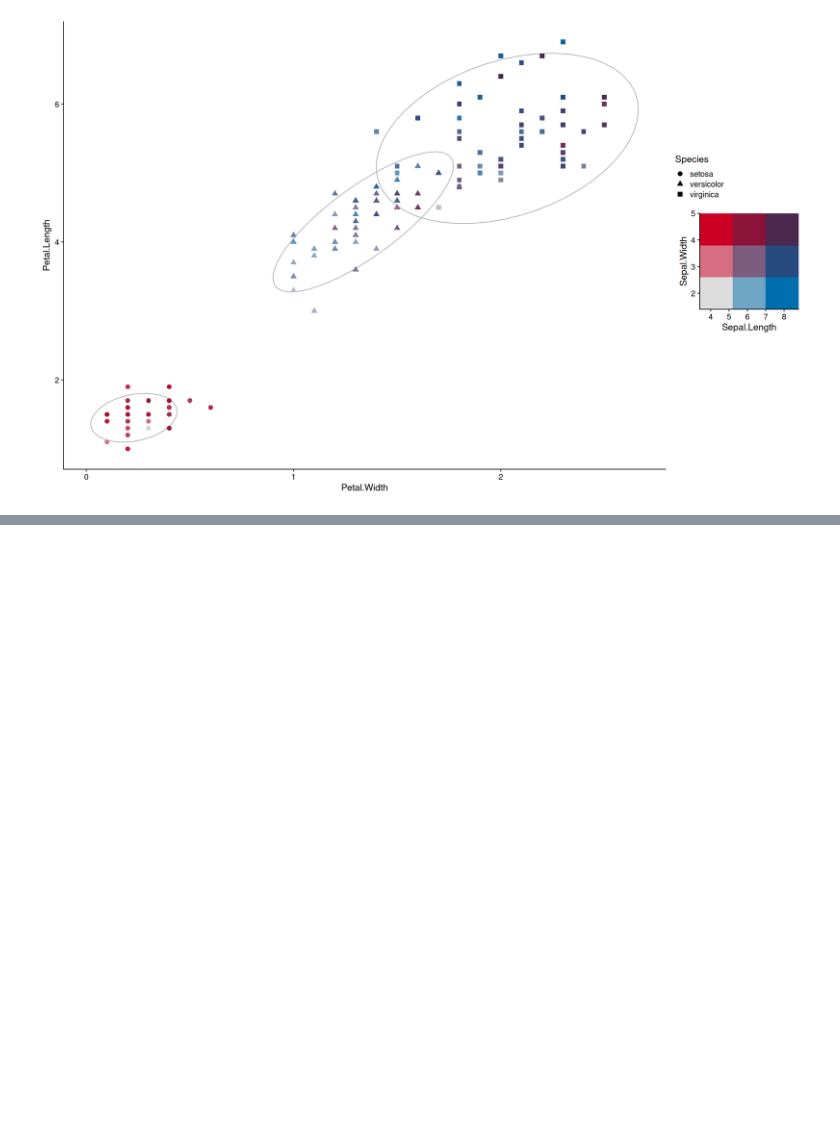
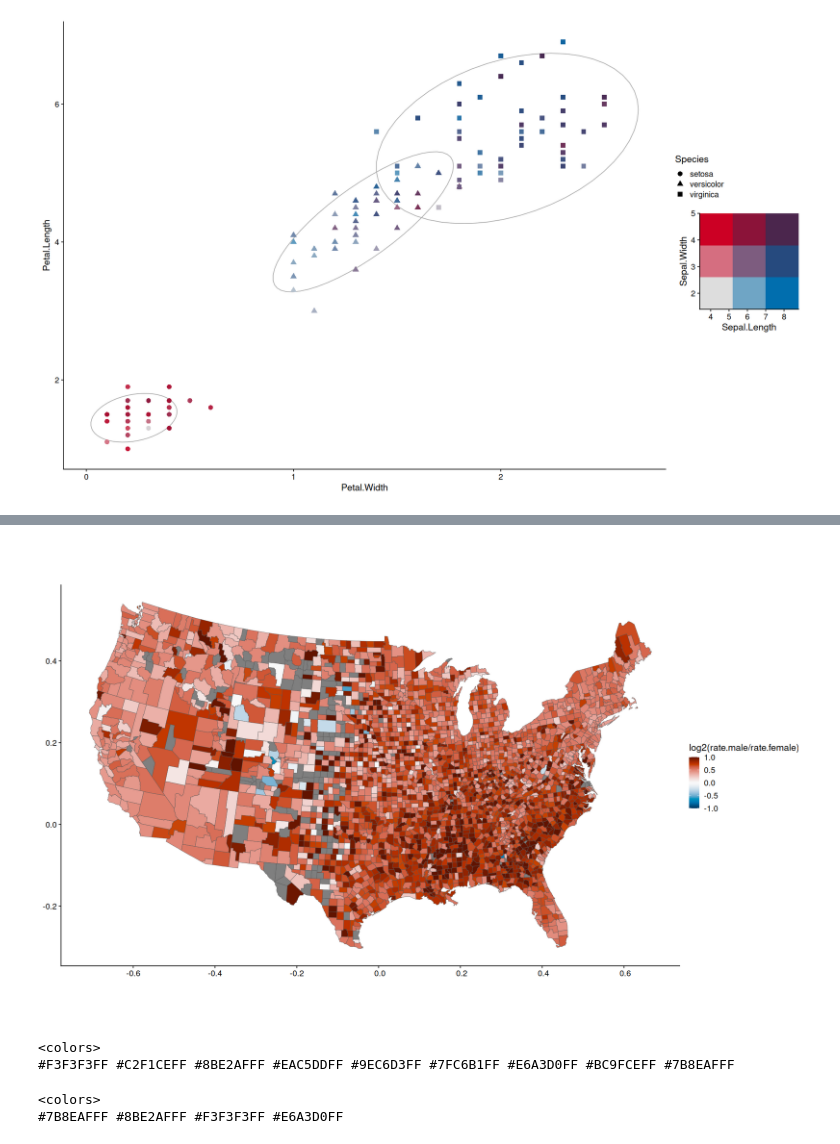
Before and after one commit to rvalieris/notebooks, a Jupyter notebook: src/ggplot2/colors2d.ipynb, the cells around one changed output, grey strips where cells are left out. Drawn from its saved outputs; the diff is of its cells as text; code cells hidden in the pictures; blank space fills up the shorter version.

```diff
--- a/src/ggplot2/colors2d.ipynb
+++ b/src/ggplot2/colors2d.ipynb
@@ -98,0 +117,9 @@ guides(custom = guide_custom(as_grob(r$legend), width=unit(0.4,'npc'), height=un
+# %%
+data(USCancerRates, package='latticeExtra')
+data <-
+    maps::map("county", fill=TRUE, plot =FALSE, projection = "tetra") |>
+    st_as_sf() |>
+    as_tibble() |>
+    left_join(rownames_to_column(USCancerRates, 'ID'), by='ID')
+
+head(data, 3)
@@ -98,0 +135,17 @@ guides(custom = guide_custom(as_grob(r$legend), width=unit(0.4,'npc'), height=un
+# %%
+data |>
+ggplot(aes(fill=log2(rate.male/rate.female), geometry=geom)) +
+geom_sf() +
+scale_fill_paletteer_c(palette = 'grDevices::RdBu',limits=c(-1,1), oob=scales::squish, direction = -1)
+# %% [output]
+[figure, added]
+# %%
+color(stevens.pinkgreen())
+# %% [output]
+<colors>
+#F3F3F3FF #C2F1CEFF #8BE2AFFF #EAC5DDFF #9EC6D3FF #7FC6B1FF #E6A3D0FF #BC9FCEFF #7B8EAFFF
+# %%
+color(stevens.pinkgreen()[c(9,3,1,7)])
+# %% [output]
+<colors>
+#7B8EAFFF #8BE2AFFF #F3F3F3FF #E6A3D0FF
```
Also changed, not shown: parts of 14 cells of this notebook, 5 other files.
